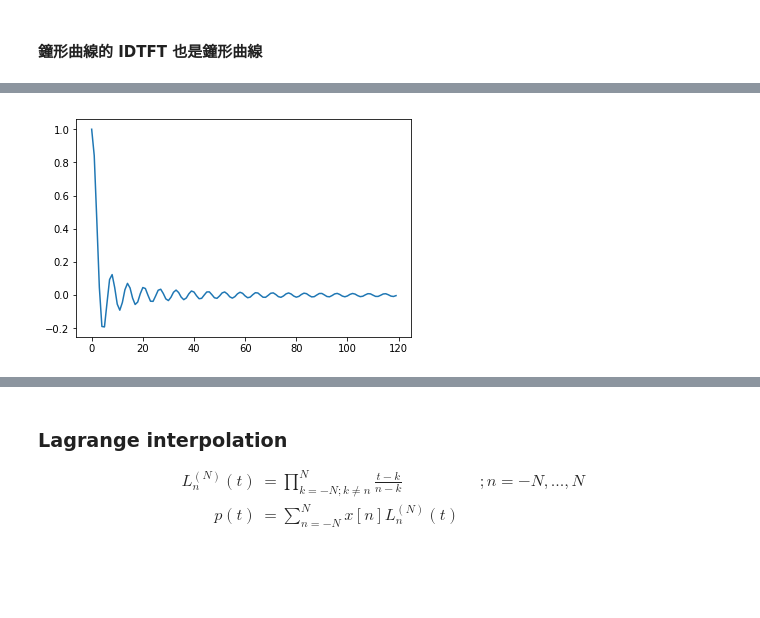
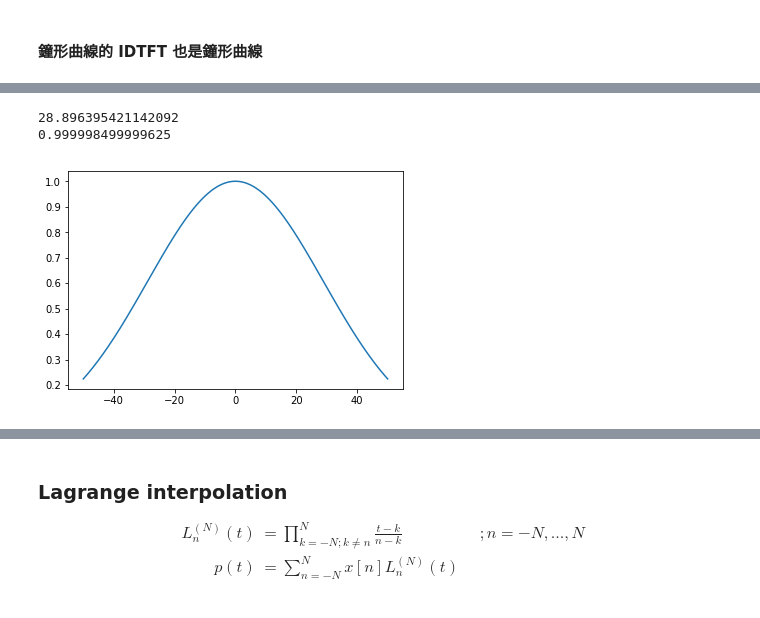
Before and after one commit to Wei1234c/Digital_Signal_Processing, a Jupyter notebook: notebooks/week7/Week 7 Lab.ipynb, the cells around one changed output, grey strips where cells are left out. Saved outputs shown, nothing was run; the diff lists cells and outputs as text; code cells hidden in the pictures; blank space fills up the shorter version.

```diff
--- a/notebooks/week7/Week 7 Lab.ipynb
+++ b/notebooks/week7/Week 7 Lab.ipynb
@@ -50,6 +40,12 @@ x1 = fourier.idtft(x, flip_samples=True)
-# %%
-n = np.arange(120)
-s = np.sinc(n/np.pi)
-plt.plot(s);
-# %% [output]
-[figure, removed]
+# %%
+t = np.linspace(-50, 50, 1000)
+sigma = np.std(t)
+# alpha = 1
+print(sigma)
+x = np.exp(-t**2/(2*sigma**2))
+print(max(x))
+plt.plot(t, x);
+# %% [output]
+28.896395421142092
+0.999998499999625
+[figure, added]
```
Also changed, not shown: parts of 68 cells of this notebook, 26 other files.
